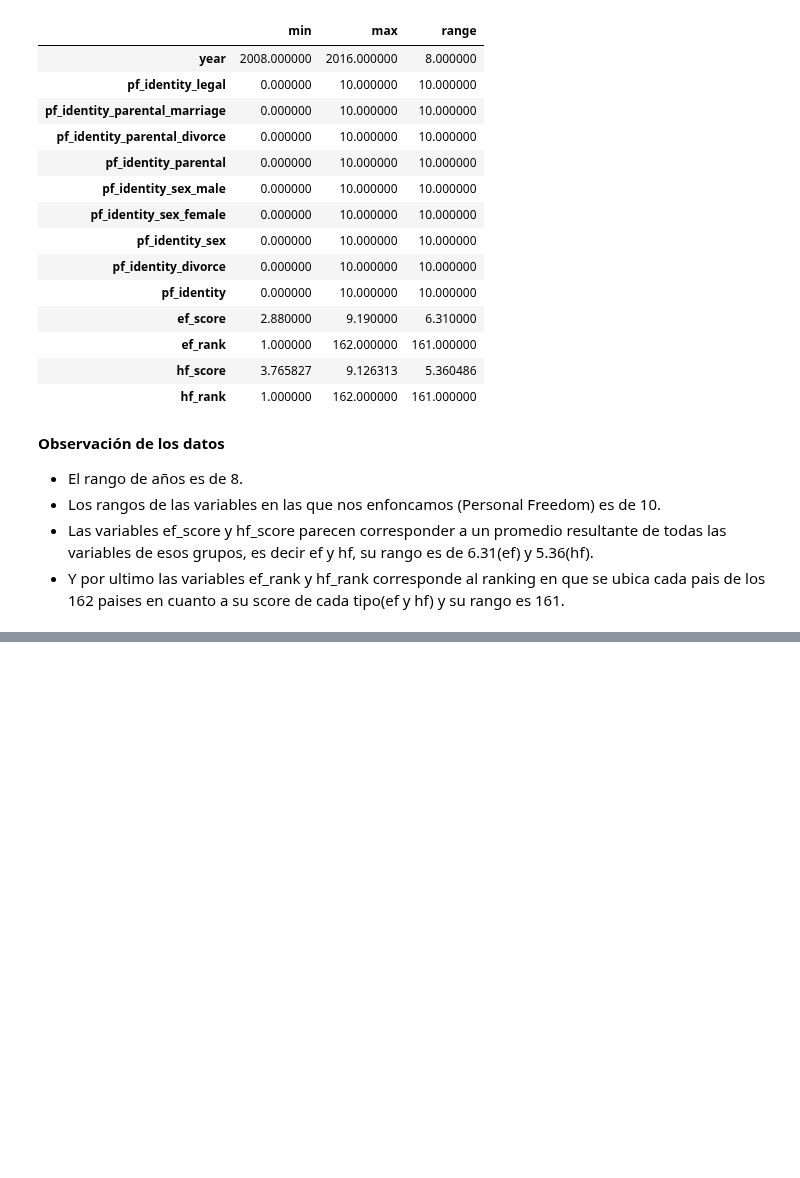
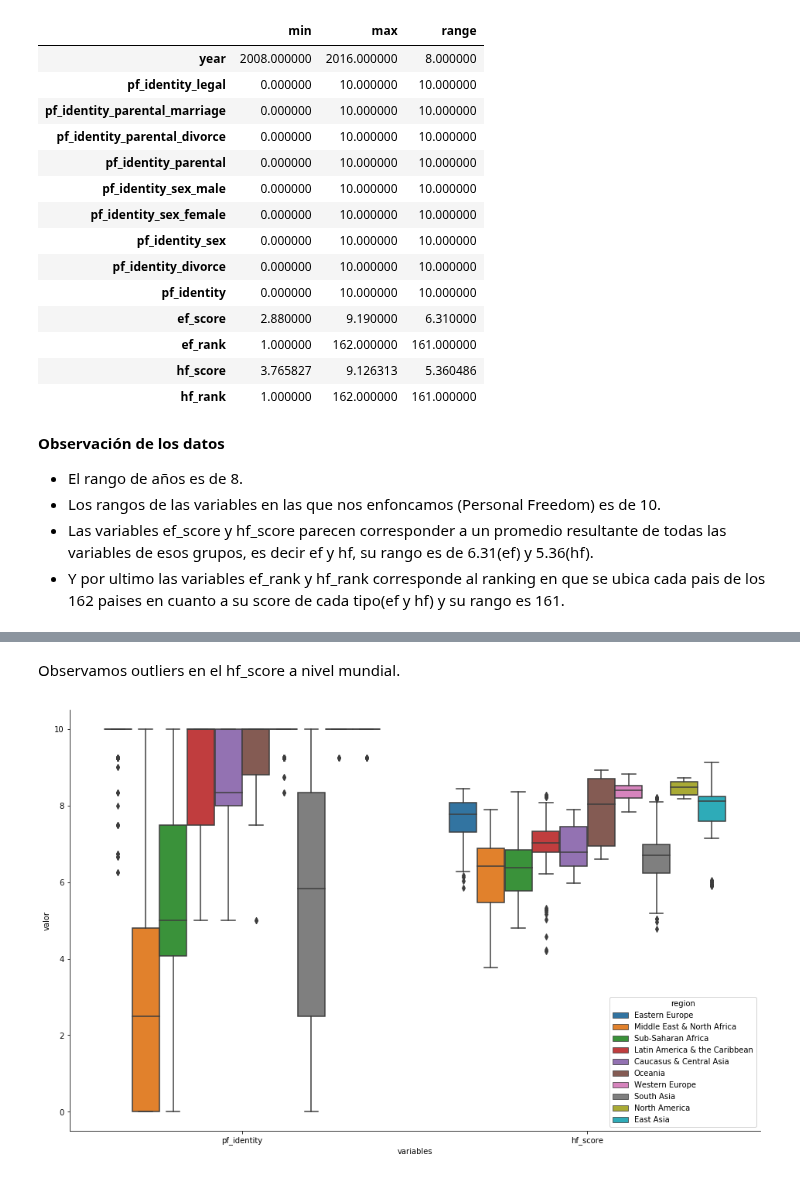
Before and after one commit to kevinsen/diplodatos-ayv-1, a Jupyter notebook: AyV-practico-1.ipynb, the cells around one changed output, grey strips where cells are left out. Drawn from its saved outputs; the diff is of its cells as text; code cells hidden in the pictures; blank space fills up the shorter version.

```diff
--- a/AyV-practico-1.ipynb
+++ b/AyV-practico-1.ipynb
@@ -154,0 +219,13 @@ v_range.T # T: Transpose index and columns
+# %% [markdown]
+Observamos outliers en el hf_score a nivel mundial.
+# %%
+plt.figure(figsize=(16,10))
+vmundo = pd.melt(idataset,id_vars=['year','region','countries'],
+                    value_vars=['pf_identity', 'hf_score'],
+                    var_name='variables',
+                    value_name='valor')
+seaborn.boxplot(data=vmundo, x='variables', y='valor', hue='region')
+seaborn.despine()
+#no sé que devuelve esto. Salvame jebus
+# %% [output]
+[figure, added]
```
Also changed, not shown: parts of 28 cells of this notebook.
